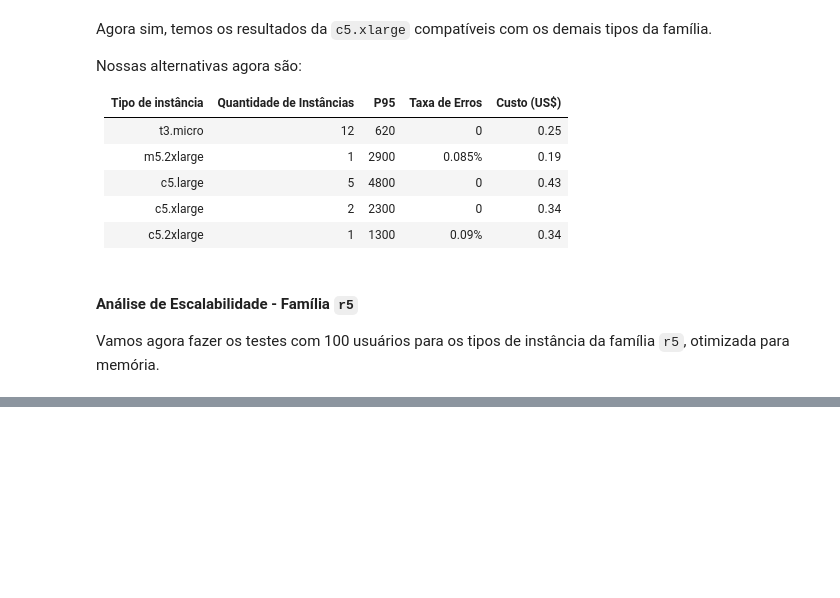
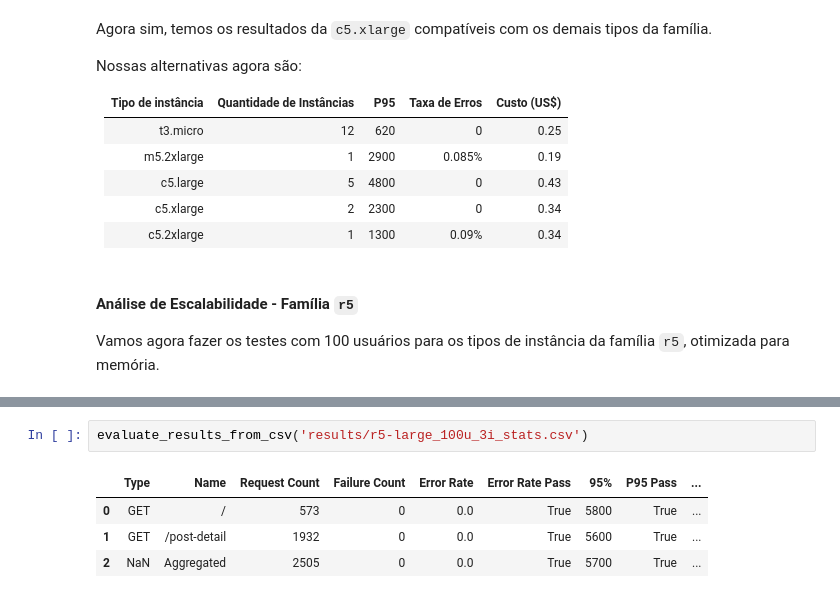
Before and after one commit to jonasluz/DIA.X540.cloud-ai, a Jupyter notebook: Project-4/Project-4.ipynb, the cells around one changed output, grey strips where cells are left out. Saved outputs shown, nothing was run; the diff lists cells and outputs as text; blank space fills up the shorter version.

```diff
--- a/Project-4/Project-4.ipynb
+++ b/Project-4/Project-4.ipynb
@@ -517,0 +524,7 @@ Vamos agora fazer os testes com 100 usuários para os tipos de instância da fam
+# %%
+evaluate_results_from_csv('results/r5-large_100u_3i_stats.csv')
+# %% [output]
+|  | Type | Name | Request Count | Failure Count | Error Rate | Error Rate Pass | 95% | P95 Pass | ... |
+| 0 | GET | / | 573 | 0 | 0.0 | True | 5800 | True | ... |
+| 1 | GET | /post-detail | 1932 | 0 | 0.0 | True | 5600 | True | ... |
+| 2 | NaN | Aggregated | 2505 | 0 | 0.0 | True | 5700 | True | ... |
```
Also changed, not shown: parts of 8 cells of this notebook, 4 other files.
